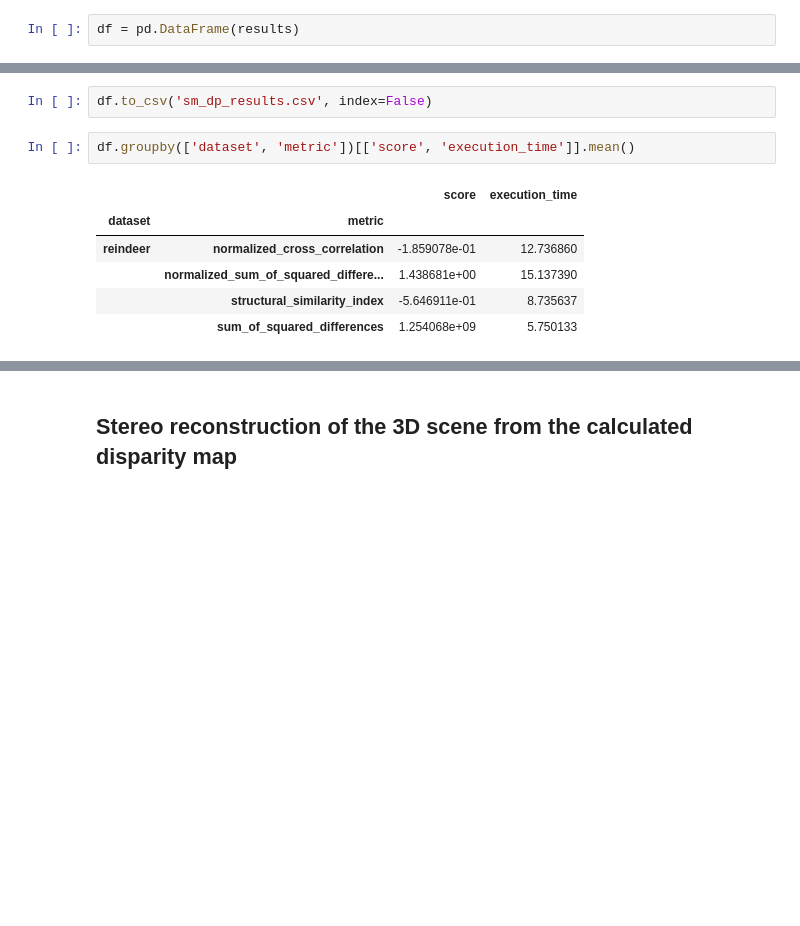
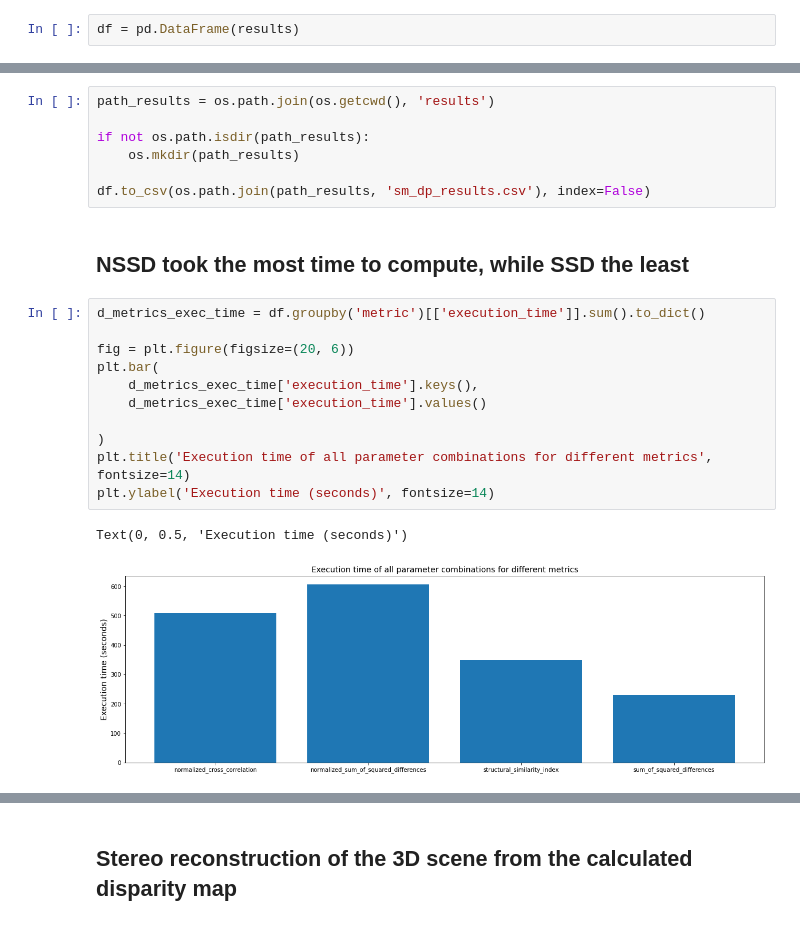
Before and after one commit to hkristof03/StereoMatching, a Jupyter notebook: StereoMatchingDynamicProgramming.ipynb, the cells around one changed output, grey strips where cells are left out. Saved outputs shown, nothing was run; the diff lists cells and outputs as text; blank space fills up the shorter version.

```diff
--- a/StereoMatchingDynamicProgramming.ipynb
+++ b/StereoMatchingDynamicProgramming.ipynb
@@ -150,11 +155,23 @@ df.head()
 # %%
-df.to_csv('sm_dp_results.csv', index=False)
+path_results = os.path.join(os.getcwd(), 'results')
+
+if not os.path.isdir(path_results):
+    os.mkdir(path_results)
+
+df.to_csv(os.path.join(path_results, 'sm_dp_results.csv'), index=False)
-# %%
-df.groupby(['dataset', 'metric'])[['score', 'execution_time']].mean()
-# %% [output]
-|  |  | score | execution_time |
-| dataset | metric |  |  |
-| reindeer | normalized_cross_correlation | -1.859078e-01 | 12.736860 |
-|  | normalized_sum_of_squared_differe... | 1.438681e+00 | 15.137390 |
-|  | structural_similarity_index | -5.646911e-01 | 8.735637 |
-|  | sum_of_squared_differences | 1.254068e+09 | 5.750133 |
+# %% [markdown]
+## NSSD took the most time to compute, while SSD the least
+# %%
+d_metrics_exec_time = df.groupby('metric')[['execution_time']].sum().to_dict()
+
+fig = plt.figure(figsize=(20, 6))
+plt.bar(
+    d_metrics_exec_time['execution_time'].keys(),
+    d_metrics_exec_time['execution_time'].values()
+
+)
+plt.title('Execution time of all parameter combinations for different metrics', fontsize=14)
+plt.ylabel('Execution time (seconds)', fontsize=14)
+# %% [output]
+Text(0, 0.5, 'Execution time (seconds)')
+[figure, added]
```
Also changed, not shown: parts of 27 cells of this notebook.
